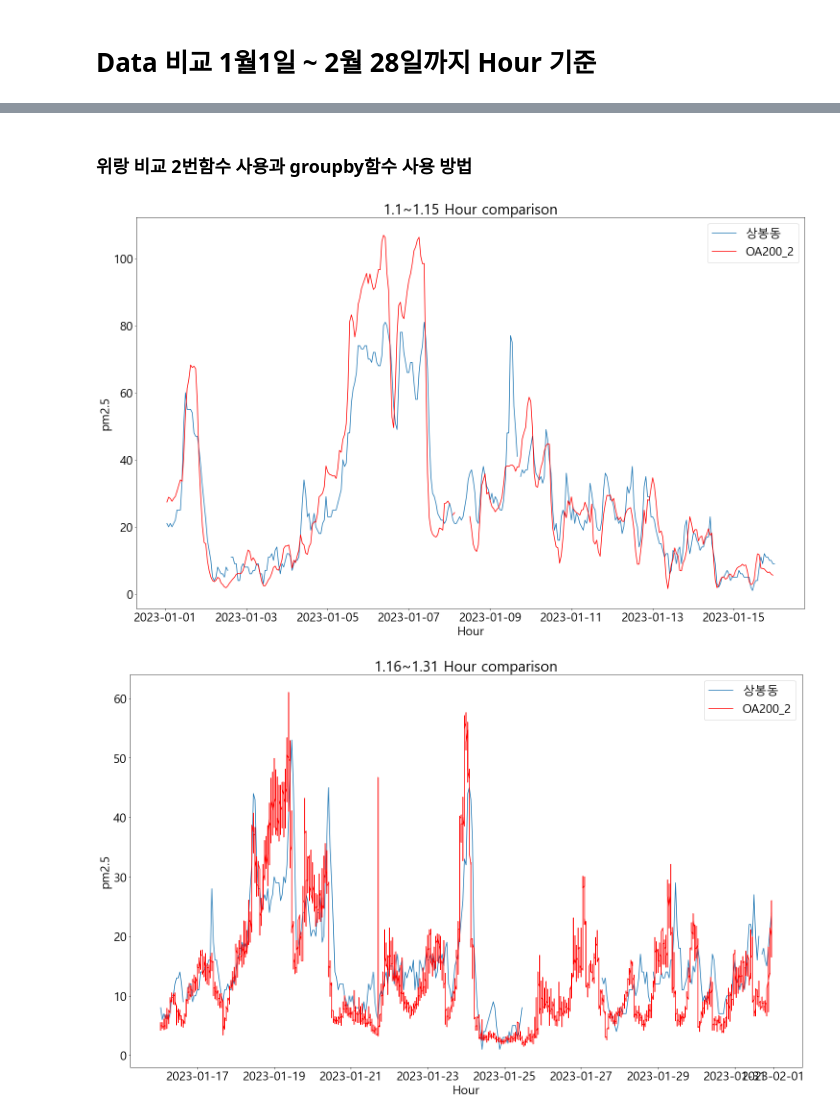
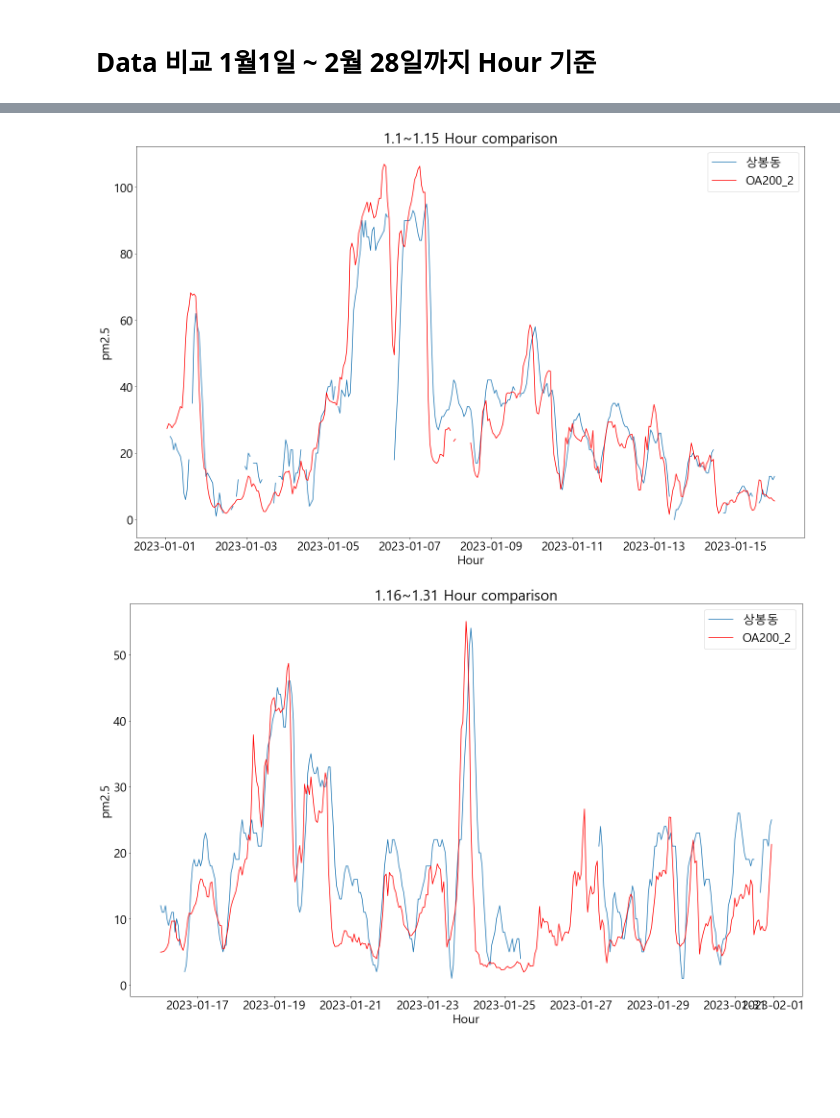
Before and after one commit to GyuminGomin/Predictive-air-quality-analysis, a Jupyter notebook: 공기질예측분석.ipynb, the cells around one changed output, grey strips where cells are left out. Drawn from its saved outputs; the diff is of its cells as text; code cells hidden in the pictures; blank space fills up the shorter version.

```diff
--- a/공기질예측분석.ipynb
+++ b/공기질예측분석.ipynb
@@ -370,5 +375,3 @@ plt.show()
-# %% [markdown]
-### 위랑 비교 2번함수 사용과 groupby함수 사용 방법
 # %%
 # arim_data 1.1~1.15 Hour
 arim_data = pd.read_csv('./OA200_2/OA2002_01.01~01.15.csv')
@@ -380,50 +383,51 @@ arim_data['hour'] = arim_data.reg_date.apply(lambda x : x.hour)
 arim_data_avg = arim_data.groupby([pd.Grouper(key='reg_date', freq='H')]).mean()
 
 
-
 # airKorea_data 1.1~1.15 Hour
 airKorea_data = pd.read_csv('./AirKorea_상봉동/AirKorea_01.01~01.15.csv')
 
 airKorea_data['date'] = airKorea_data.date.apply(pd.to_datetime)
 
+# 날짜별 그룹화하고 그 날짜별 시간대별로 다시 그룹화하여 평균값 계산
+airKorea_data_avg = airKorea_data.groupby([pd.Grouper(key='date', freq='H')]).mean()
 
 
 # 그래프 2개 비교
-plt.plot(airKorea_data.date, airKorea_data.pm25, arim_data_avg.index, arim_data_avg.pm25, 'r-')
+plt.plot(airKorea_data_avg.index, airKorea_data_avg.pm25, arim_data_avg.index, arim_data_avg.pm25, 'r-')
 plt.xlabel('Hour')
 plt.ylabel('pm2.5')
 plt.legend(('상봉동','OA200_2'))
 plt.title('1.1~1.15 Hour comparison')
 plt.show()
 # %% [output]
-[figure, old version]
+[figure, new version]
 # %%
 # arim_data 1.16~1.31 Hour
 arim_data = pd.read_csv('./OA200_2/OA2002_01.16~01.31.csv')
 
 arim_data['reg_date'] = arim_data.reg_date.apply(pd.to_datetime)
 
-# 2번 함수 사용
-arim_data['date'] = arim_data['reg_date'].apply(lambda x : substract_minutes(x))
-
+# 날짜별 그룹화하고 그 날짜별 시간대별로 다시 그룹화하여 평균값 계산
+arim_data_avg = arim_data.groupby([pd.Grouper(key='reg_date', freq='H')]).mean()
 
 
 # airKorea_data 1.16~1.31 Hour
 airKorea_data = pd.read_csv('./AirKorea_상봉동/AirKorea_01.16~01.31.csv')
 
 airKorea_data['date'] = airKorea_data.date.apply(pd.to_datetime)
 
-
+# 날짜별 그룹화하고 그 날짜별 시간대별로 다시 그룹화하여 평균값 계산
+airKorea_data_avg = airKorea_data.groupby([pd.Grouper(key='date', freq='H')]).mean()
 
 # 그래프 2개 비교
-plt.plot(airKorea_data.date, airKorea_data.pm25, arim_data.date, arim_data.pm25, 'r-')
+plt.plot(airKorea_data_avg.index, airKorea_data_avg.pm25, arim_data_avg.index, arim_data_avg.pm25, 'r-')
 plt.xlabel('Hour')
 plt.ylabel('pm2.5')
 plt.legend(('상봉동','OA200_2'))
 plt.title('1.16~1.31 Hour comparison')
 plt.show()
 # %% [output]
-[figure, old version]
+[figure, new version]
 # %%
 # arim_data 2.01~2.15 Hour
 arim_data = pd.read_csv('./OA200_2/OA2002_02.01~02.15.csv')
```
Also changed, not shown: parts of 22 cells of this notebook, 8 other files.
